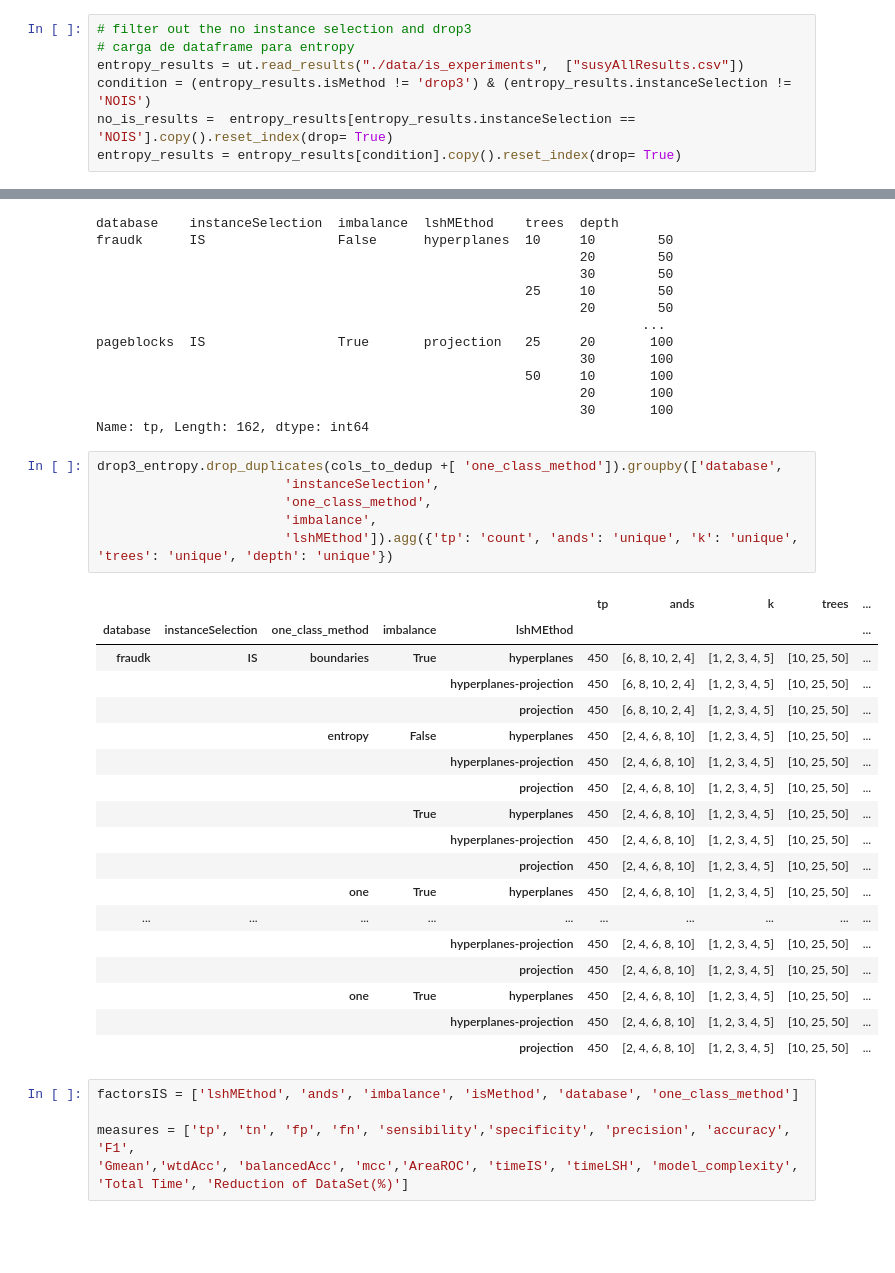
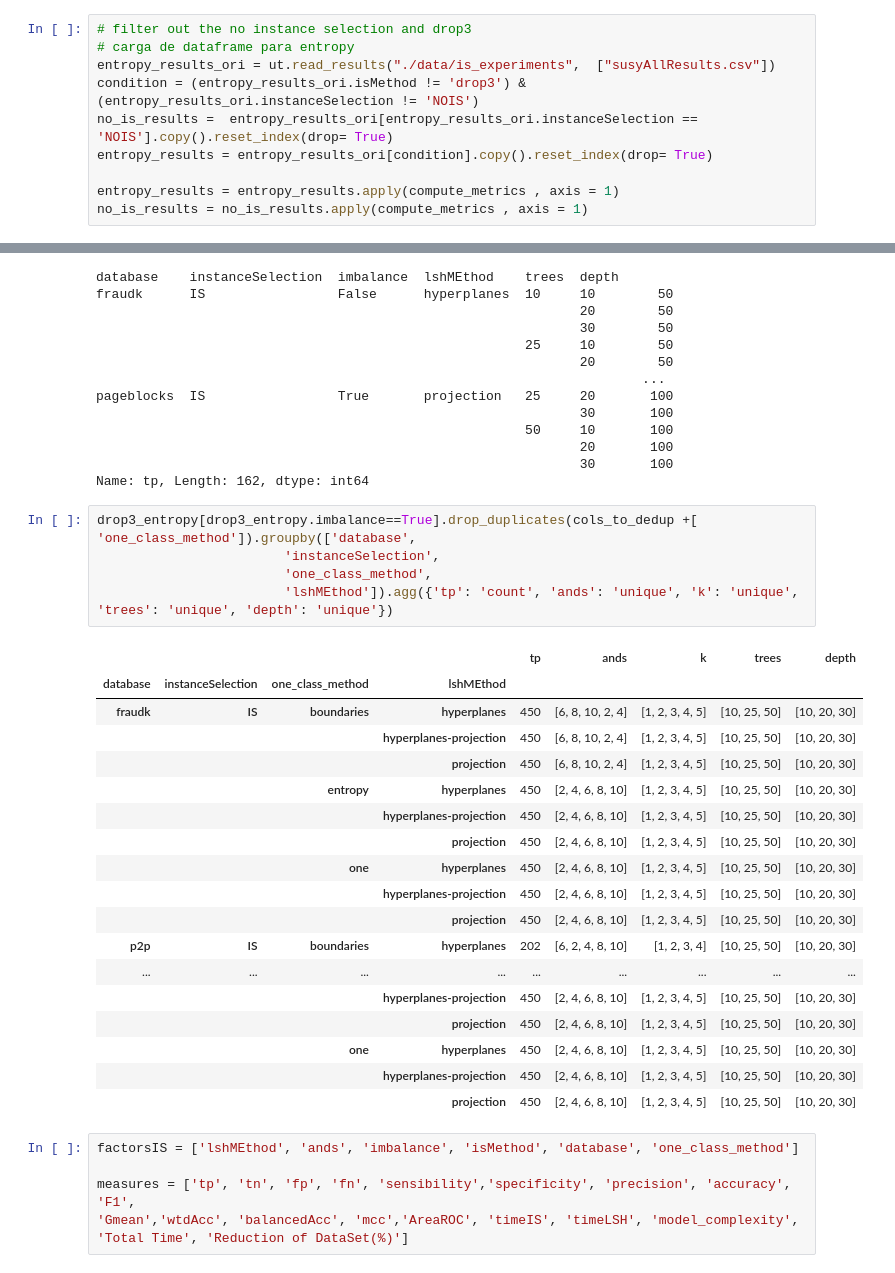
Before and after one commit to germaneduardo/results-analysis, a Jupyter notebook: results.ipynb, the cells around one changed output, grey strips where cells are left out. Drawn from its saved outputs; the diff is of its cells as text; blank space fills up the shorter version.

```diff
--- a/results.ipynb
+++ b/results.ipynb
@@ -23,7 +25,10 @@ def compute_metrics (row):
 # %%
 # filter out the no instance selection and drop3
 # carga de dataframe para entropy
-entropy_results = ut.read_results("./data/is_experiments",  ["susyAllResults.csv"])
-condition = (entropy_results.isMethod != 'drop3') & (entropy_results.instanceSelection != 'NOIS')
-no_is_results =  entropy_results[entropy_results.instanceSelection == 'NOIS'].copy().reset_index(drop= True)
-entropy_results = entropy_results[condition].copy().reset_index(drop= True)
+entropy_results_ori = ut.read_results("./data/is_experiments",  ["susyAllResults.csv"])
+condition = (entropy_results_ori.isMethod != 'drop3') & (entropy_results_ori.instanceSelection != 'NOIS')
+no_is_results =  entropy_results_ori[entropy_results_ori.instanceSelection == 'NOIS'].copy().reset_index(drop= True)
+entropy_results = entropy_results_ori[condition].copy().reset_index(drop= True)
+
+entropy_results = entropy_results.apply(compute_metrics , axis = 1)
+no_is_results = no_is_results.apply(compute_metrics , axis = 1)
@@ -180,30 +182,29 @@ pageblocks  IS                 True       projection   25     20       100
                                                               30       100
 Name: tp, Length: 162, dtype: int64
 # %%
-drop3_entropy.drop_duplicates(cols_to_dedup +[ 'one_class_method']).groupby(['database',
+drop3_entropy[drop3_entropy.imbalance==True].drop_duplicates(cols_to_dedup +[ 'one_class_method']).groupby(['database',
                         'instanceSelection',
                         'one_class_method',
-                        'imbalance',
                         'lshMEthod']).agg({'tp': 'count', 'ands': 'unique', 'k': 'unique', 'trees': 'unique', 'depth': 'unique'})
 # %% [output]
-|  |  |  |  |  | tp | ands | k | trees | ... |
-| database | instanceSelection | one_class_method | imbalance | lshMEthod |  |  |  |  | ... |
-| fraudk | IS | boundaries | True | hyperplanes | 450 | [6, 8, 10, 2, 4] | [1, 2, 3, 4, 5] | [10, 25, 50] | ... |
-|  |  |  |  | hyperplanes-projection | 450 | [6, 8, 10, 2, 4] | [1, 2, 3, 4, 5] | [10, 25, 50] | ... |
-|  |  |  |  | projection | 450 | [6, 8, 10, 2, 4] | [1, 2, 3, 4, 5] | [10, 25, 50] | ... |
-|  |  | entropy | False | hyperplanes | 450 | [2, 4, 6, 8, 10] | [1, 2, 3, 4, 5] | [10, 25, 50] | ... |
-|  |  |  |  | hyperplanes-projection | 450 | [2, 4, 6, 8, 10] | [1, 2, 3, 4, 5] | [10, 25, 50] | ... |
-|  |  |  |  | projection | 450 | [2, 4, 6, 8, 10] | [1, 2, 3, 4, 5] | [10, 25, 50] | ... |
-|  |  |  | True | hyperplanes | 450 | [2, 4, 6, 8, 10] | [1, 2, 3, 4, 5] | [10, 25, 50] | ... |
-|  |  |  |  | hyperplanes-projection | 450 | [2, 4, 6, 8, 10] | [1, 2, 3, 4, 5] | [10, 25, 50] | ... |
-|  |  |  |  | projection | 450 | [2, 4, 6, 8, 10] | [1, 2, 3, 4, 5] | [10, 25, 50] | ... |
-|  |  | one | True | hyperplanes | 450 | [2, 4, 6, 8, 10] | [1, 2, 3, 4, 5] | [10, 25, 50] | ... |
-| ... | ... | ... | ... | ... | ... | ... | ... | ... | ... |
-|  |  |  |  | hyperplanes-projection | 450 | [2, 4, 6, 8, 10] | [1, 2, 3, 4, 5] | [10, 25, 50] | ... |
-|  |  |  |  | projection | 450 | [2, 4, 6, 8, 10] | [1, 2, 3, 4, 5] | [10, 25, 50] | ... |
-|  |  | one | True | hyperplanes | 450 | [2, 4, 6, 8, 10] | [1, 2, 3, 4, 5] | [10, 25, 50] | ... |
-|  |  |  |  | hyperplanes-projection | 450 | [2, 4, 6, 8, 10] | [1, 2, 3, 4, 5] | [10, 25, 50] | ... |
-|  |  |  |  | projection | 450 | [2, 4, 6, 8, 10] | [1, 2, 3, 4, 5] | [10, 25, 50] | ... |
+|  |  |  |  | tp | ands | k | trees | depth |
+| database | instanceSelection | one_class_method | lshMEthod |  |  |  |  |  |
+| fraudk | IS | boundaries | hyperplanes | 450 | [6, 8, 10, 2, 4] | [1, 2, 3, 4, 5] | [10, 25, 50] | [10, 20, 30] |
+|  |  |  | hyperplanes-projection | 450 | [6, 8, 10, 2, 4] | [1, 2, 3, 4, 5] | [10, 25, 50] | [10, 20, 30] |
+|  |  |  | projection | 450 | [6, 8, 10, 2, 4] | [1, 2, 3, 4, 5] | [10, 25, 50] | [10, 20, 30] |
+|  |  | entropy | hyperplanes | 450 | [2, 4, 6, 8, 10] | [1, 2, 3, 4, 5] | [10, 25, 50] | [10, 20, 30] |
+|  |  |  | hyperplanes-projection | 450 | [2, 4, 6, 8, 10] | [1, 2, 3, 4, 5] | [10, 25, 50] | [10, 20, 30] |
+|  |  |  | projection | 450 | [2, 4, 6, 8, 10] | [1, 2, 3, 4, 5] | [10, 25, 50] | [10, 20, 30] |
+|  |  | one | hyperplanes | 450 | [2, 4, 6, 8, 10] | [1, 2, 3, 4, 5] | [10, 25, 50] | [10, 20, 30] |
+|  |  |  | hyperplanes-projection | 450 | [2, 4, 6, 8, 10] | [1, 2, 3, 4, 5] | [10, 25, 50] | [10, 20, 30] |
+|  |  |  | projection | 450 | [2, 4, 6, 8, 10] | [1, 2, 3, 4, 5] | [10, 25, 50] | [10, 20, 30] |
+| p2p | IS | boundaries | hyperplanes | 202 | [6, 2, 4, 8, 10] | [1, 2, 3, 4] | [10, 25, 50] | [10, 20, 30] |
+| ... | ... | ... | ... | ... | ... | ... | ... | ... |
+|  |  |  | hyperplanes-projection | 450 | [2, 4, 6, 8, 10] | [1, 2, 3, 4, 5] | [10, 25, 50] | [10, 20, 30] |
+|  |  |  | projection | 450 | [2, 4, 6, 8, 10] | [1, 2, 3, 4, 5] | [10, 25, 50] | [10, 20, 30] |
+|  |  | one | hyperplanes | 450 | [2, 4, 6, 8, 10] | [1, 2, 3, 4, 5] | [10, 25, 50] | [10, 20, 30] |
+|  |  |  | hyperplanes-projection | 450 | [2, 4, 6, 8, 10] | [1, 2, 3, 4, 5] | [10, 25, 50] | [10, 20, 30] |
+|  |  |  | projection | 450 | [2, 4, 6, 8, 10] | [1, 2, 3, 4, 5] | [10, 25, 50] | [10, 20, 30] |
 # %%
 factorsIS = ['lshMEthod', 'ands', 'imbalance', 'isMethod', 'database', 'one_class_method']
 
```
Also changed, not shown: parts of 43 cells of this notebook, 25 other files.
